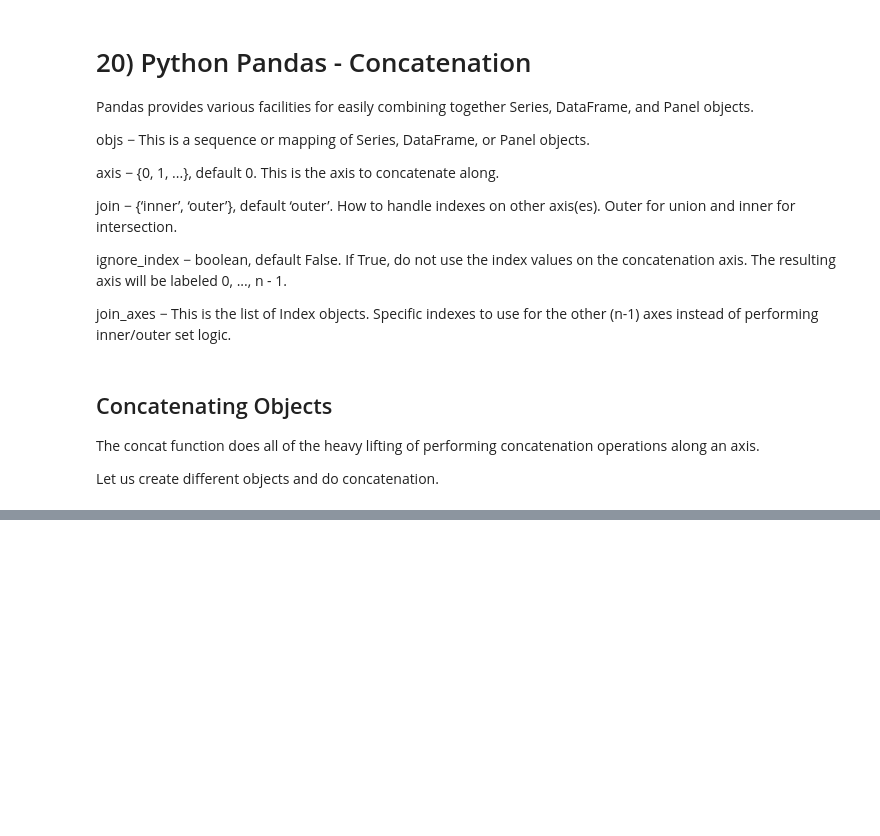
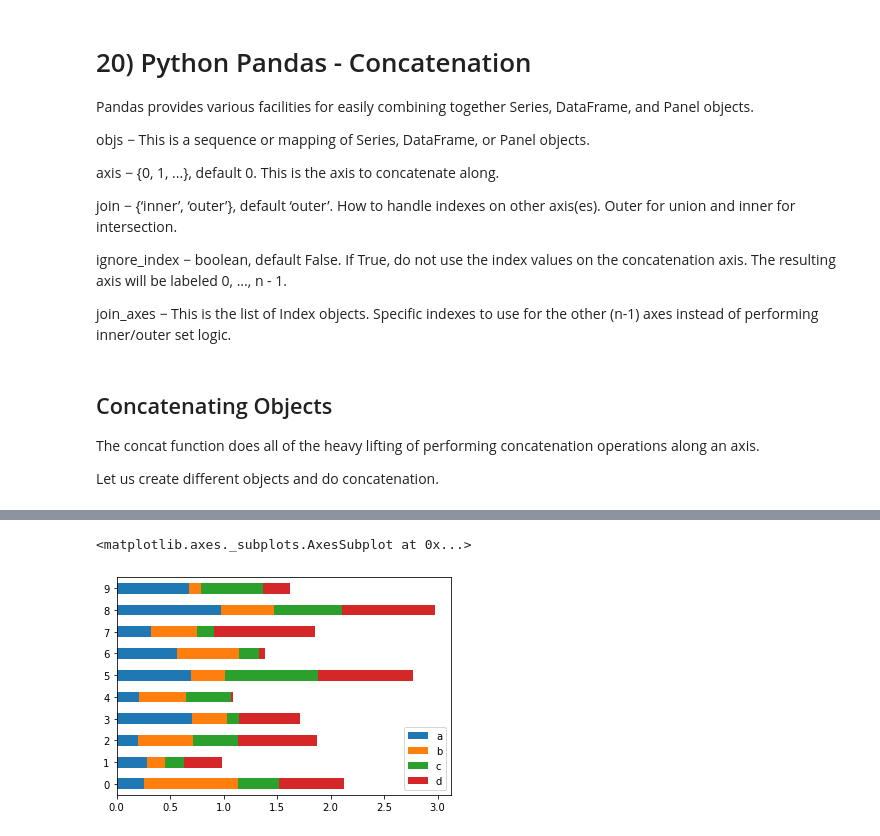
Before and after one commit to victoryapcheeann/pandas101, a Jupyter notebook: Pandas.ipynb, the cells around one changed output, grey strips where cells are left out. Cells and saved outputs as stored; diff of their text form; code cells hidden in the pictures; blank space fills up the shorter version.

```diff
--- a/Pandas.ipynb
+++ b/Pandas.ipynb
@@ -3310,0 +3802,9 @@ Let us create different objects and do concatenation.
+# %%
+# To get horizontal bar plots, use the barh method −
+
+df = pd.DataFrame(np.random.rand(10,4),columns=['a','b','c','d'])
+
+df.plot.barh(stacked=True)
+# %% [output]
+<matplotlib.axes._subplots.AxesSubplot at 0x...>
+[figure, added]
```
Also changed, not shown: parts of 86 cells of this notebook, 1 other file.
